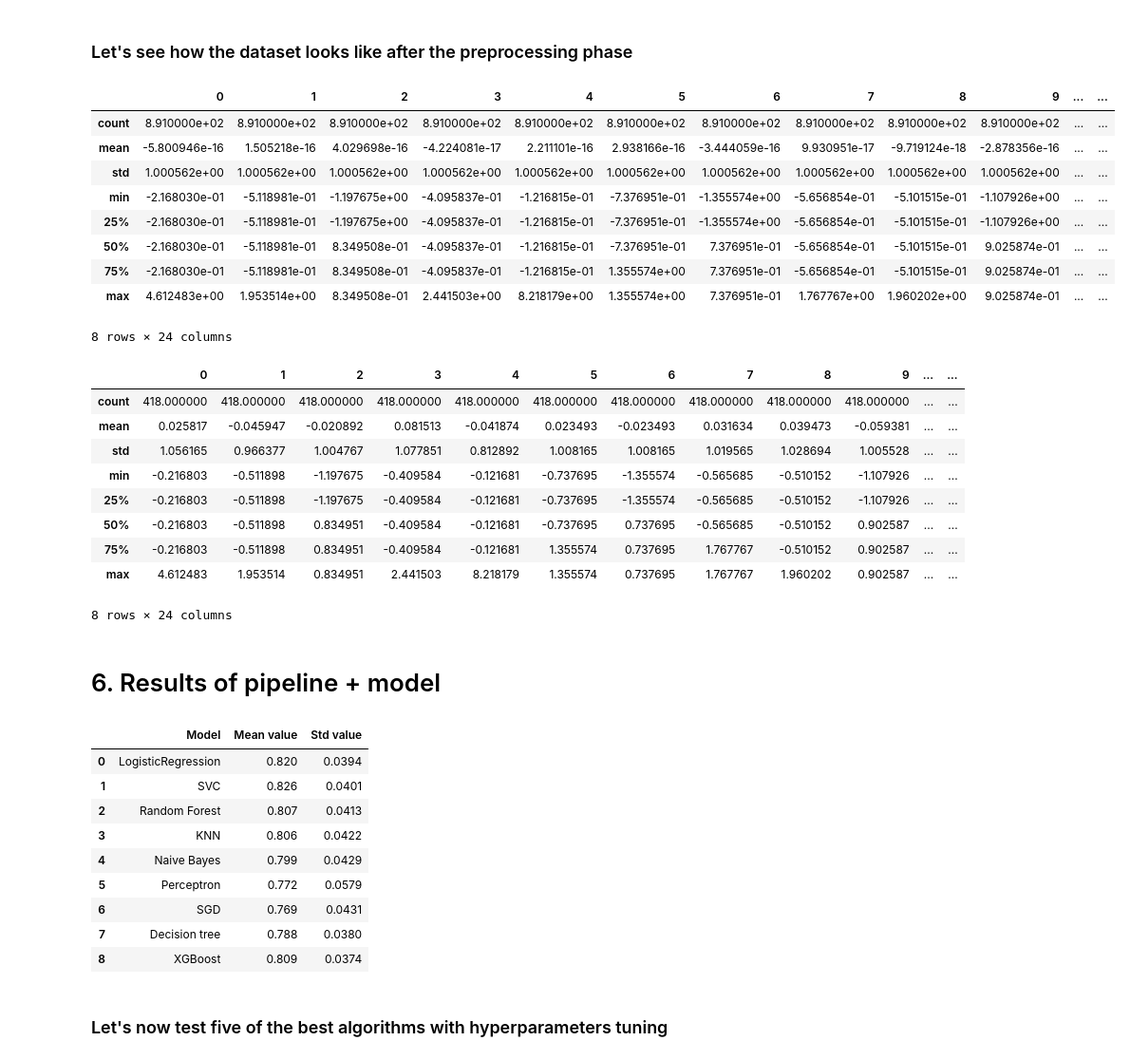
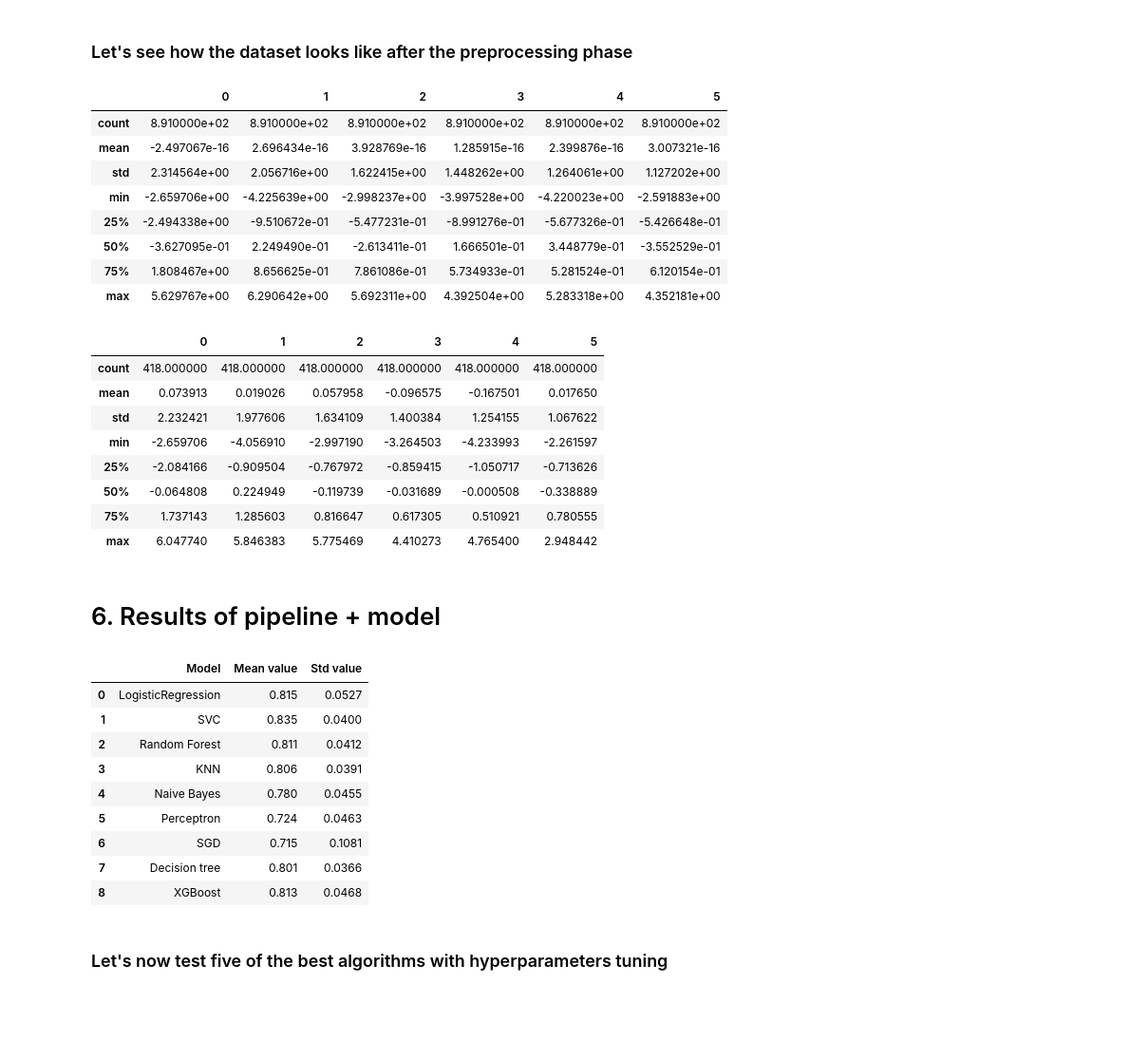
Before and after one commit to max-lutz/Kaggle_competitions, a Jupyter notebook: titanic-full-eda-ml-workflow.ipynb, the cells around one changed output. Shown at 95% size. Drawn from its saved outputs; the diff is of its cells as text; code cells hidden in the pictures; blank space fills up the shorter version.

```diff
--- a/titanic-full-eda-ml-workflow.ipynb
+++ b/titanic-full-eda-ml-workflow.ipynb
@@ -663,7 +663,8 @@ def extract_civ(df):
     df.loc[(df['Age'] > 22) & (df['Sex'] == 'female') & (df['Title'] == 'Mrs') & (df['Parch'] >= 1), 'Mother'] = 1
     return df
 # %%
-dataset_train = pd.read_csv("/kaggle/input/titanic/train.csv").drop(columns=['Survived'])
+#dataset_train = pd.read_csv("/kaggle/input/titanic/train.csv").drop(columns=['Survived'])
+dataset_train = pd.read_csv("/kaggle/input/titanic/train.csv")
 dataset_test = pd.read_csv("/kaggle/input/titanic/test.csv")
 
 combine = [dataset_train, dataset_test]
@@ -704,7 +711,9 @@ memory usage: 81.8+ KB
 # %%
+dataset_train = dataset_train.drop(columns=['Survived'])
+
 #Preprocessing pipeline
-drop_cols = ['PassengerId', 'Name', 'Ticket', 'Fare', 'Embarked', 'Nb_identical_tickets', 'Cabin', 'Ident_tickets_234', 'Pclass']
-num_cols = ['Age', 'Child', 'Mother', 'Fare_per_person', 'Deck_BDE', 'Deck_CF', 'Deck_AG', 'SibSp', 'Parch', 'Family_size']
+drop_cols = ['PassengerId', 'Name', 'Ticket', 'Fare', 'Embarked', 'Nb_identical_tickets', 'Cabin', 'Pclass', 'Family_size']
+num_cols = ['Age', 'Child', 'Mother', 'Fare_per_person', 'Deck_BDE', 'Deck_CF', 'Deck_AG', 'SibSp', 'Parch', 'Ident_tickets_234']
 preprocessing = make_column_transformer(
     (OneHotEncoder(handle_unknown='ignore', sparse=False) , ['Title']),
     (OneHotEncoder(handle_unknown='ignore', sparse=False) , ['Sex']),
@@ -727,37 +736,35 @@ folds = StratifiedKFold(n_splits=10, shuffle=True, random_state=0)
 # %%
 pipeline = Pipeline([
     ('preprocessing' , preprocessing),
     #('scaler' ,        MinMaxScaler()),
     ('scaler' ,        StandardScaler()),
-    #('pca'    ,        PCA(n_components=10))
+    ('pca'    ,        PCA(n_components=6))
 ])
 pipeline.fit(X)
 pd.DataFrame(pipeline.transform(X)).describe()
 # %% [output]
-|  | 0 | 1 | 2 | 3 | 4 | 5 | 6 | 7 | 8 | 9 | ... | ... |
-| count | 8.910000e+02 | 8.910000e+02 | 8.910000e+02 | 8.910000e+02 | 8.910000e+02 | 8.910000e+02 | 8.910000e+02 | 8.910000e+02 | 8.910000e+02 | 8.910000e+02 | ... | ... |
-| mean | -5.800946e-16 | 1.505218e-16 | 4.029698e-16 | -4.224081e-17 | 2.211101e-16 | 2.938166e-16 | -3.444059e-16 | 9.930951e-17 | -9.719124e-18 | -2.878356e-16 | ... | ... |
-| std | 1.000562e+00 | 1.000562e+00 | 1.000562e+00 | 1.000562e+00 | 1.000562e+00 | 1.000562e+00 | 1.000562e+00 | 1.000562e+00 | 1.000562e+00 | 1.000562e+00 | ... | ... |
-| min | -2.168030e-01 | -5.118981e-01 | -1.197675e+00 | -4.095837e-01 | -1.216815e-01 | -7.376951e-01 | -1.355574e+00 | -5.656854e-01 | -5.101515e-01 | -1.107926e+00 | ... | ... |
-| 25% | -2.168030e-01 | -5.118981e-01 | -1.197675e+00 | -4.095837e-01 | -1.216815e-01 | -7.376951e-01 | -1.355574e+00 | -5.656854e-01 | -5.101515e-01 | -1.107926e+00 | ... | ... |
-| 50% | -2.168030e-01 | -5.118981e-01 | 8.349508e-01 | -4.095837e-01 | -1.216815e-01 | -7.376951e-01 | 7.376951e-01 | -5.656854e-01 | -5.101515e-01 | 9.025874e-01 | ... | ... |
-| 75% | -2.168030e-01 | -5.118981e-01 | 8.349508e-01 | -4.095837e-01 | -1.216815e-01 | 1.355574e+00 | 7.376951e-01 | -5.656854e-01 | -5.101515e-01 | 9.025874e-01 | ... | ... |
-| max | 4.612483e+00 | 1.953514e+00 | 8.349508e-01 | 2.441503e+00 | 8.218179e+00 | 1.355574e+00 | 7.376951e-01 | 1.767767e+00 | 1.960202e+00 | 9.025874e-01 | ... | ... |
+|  | 0 | 1 | 2 | 3 | 4 | 5 |
+| count | 8.910000e+02 | 8.910000e+02 | 8.910000e+02 | 8.910000e+02 | 8.910000e+02 | 8.910000e+02 |
+| mean | -2.497067e-16 | 2.696434e-16 | 3.928769e-16 | 1.285915e-16 | 2.399876e-16 | 3.007321e-16 |
+| std | 2.314564e+00 | 2.056716e+00 | 1.622415e+00 | 1.448262e+00 | 1.264061e+00 | 1.127202e+00 |
+| min | -2.659706e+00 | -4.225639e+00 | -2.998237e+00 | -3.997528e+00 | -4.220023e+00 | -2.591883e+00 |
+| 25% | -2.494338e+00 | -9.510672e-01 | -5.477231e-01 | -8.991276e-01 | -5.677326e-01 | -5.426648e-01 |
+| 50% | -3.627095e-01 | 2.249490e-01 | -2.613411e-01 | 1.666501e-01 | 3.448779e-01 | -3.552529e-01 |
+| 75% | 1.808467e+00 | 8.656625e-01 | 7.861086e-01 | 5.734933e-01 | 5.281524e-01 | 6.120154e-01 |
+| max | 5.629767e+00 | 6.290642e+00 | 5.692311e+00 | 4.392504e+00 | 5.283318e+00 | 4.352181e+00 |
-8 rows × 24 columns
 # %%
 X_pred_preprocessed = pd.DataFrame(pipeline.transform(X_pred))
 X_pred_preprocessed.describe()
 # %% [output]
-|  | 0 | 1 | 2 | 3 | 4 | 5 | 6 | 7 | 8 | 9 | ... | ... |
-| count | 418.000000 | 418.000000 | 418.000000 | 418.000000 | 418.000000 | 418.000000 | 418.000000 | 418.000000 | 418.000000 | 418.000000 | ... | ... |
-| mean | 0.025817 | -0.045947 | -0.020892 | 0.081513 | -0.041874 | 0.023493 | -0.023493 | 0.031634 | 0.039473 | -0.059381 | ... | ... |
-| std | 1.056165 | 0.966377 | 1.004767 | 1.077851 | 0.812892 | 1.008165 | 1.008165 | 1.019565 | 1.028694 | 1.005528 | ... | ... |
-| min | -0.216803 | -0.511898 | -1.197675 | -0.409584 | -0.121681 | -0.737695 | -1.355574 | -0.565685 | -0.510152 | -1.107926 | ... | ... |
-| 25% | -0.216803 | -0.511898 | -1.197675 | -0.409584 | -0.121681 | -0.737695 | -1.355574 | -0.565685 | -0.510152 | -1.107926 | ... | ... |
-| 50% | -0.216803 | -0.511898 | 0.834951 | -0.409584 | -0.121681 | -0.737695 | 0.737695 | -0.565685 | -0.510152 | 0.902587 | ... | ... |
-| 75% | -0.216803 | -0.511898 | 0.834951 | -0.409584 | -0.121681 | 1.355574 | 0.737695 | 1.767767 | -0.510152 | 0.902587 | ... | ... |
-| max | 4.612483 | 1.953514 | 0.834951 | 2.441503 | 8.218179 | 1.355574 | 0.737695 | 1.767767 | 1.960202 | 0.902587 | ... | ... |
+|  | 0 | 1 | 2 | 3 | 4 | 5 |
+| count | 418.000000 | 418.000000 | 418.000000 | 418.000000 | 418.000000 | 418.000000 |
+| mean | 0.073913 | 0.019026 | 0.057958 | -0.096575 | -0.167501 | 0.017650 |
+| std | 2.232421 | 1.977606 | 1.634109 | 1.400384 | 1.254155 | 1.067622 |
+| min | -2.659706 | -4.056910 | -2.997190 | -3.264503 | -4.233993 | -2.261597 |
+| 25% | -2.084166 | -0.909504 | -0.767972 | -0.859415 | -1.050717 | -0.713626 |
+| 50% | -0.064808 | 0.224949 | -0.119739 | -0.031689 | -0.000508 | -0.338889 |
+| 75% | 1.737143 | 1.285603 | 0.816647 | 0.617305 | 0.510921 | 0.780555 |
+| max | 6.047740 | 5.846383 | 5.775469 | 4.410273 | 4.765400 | 2.948442 |
-8 rows × 24 columns
 # %% [markdown]
 # 6. Results of pipeline + model
 # %%
@@ -778,7 +785,7 @@ for model_name, model in models_list.items():
         ('preprocessing' , preprocessing),
         #('scaler' ,        MinMaxScaler()),
         ('scaler' ,        StandardScaler()),
-        #('pca'    ,        PCA(n_components=10)),
+        ('pca'    ,        PCA(n_components=6)),
         ('model' ,           model)
     ])
 
@@ -789,15 +796,15 @@ df_model_perf = pd.DataFrame(model_perf_matrix, columns=['Model', 'Mean value',
 df_model_perf
 # %% [output]
 |  | Model | Mean value | Std value |
-| 0 | LogisticRegression | 0.820 | 0.0394 |
-| 1 | SVC | 0.826 | 0.0401 |
-| 2 | Random Forest | 0.807 | 0.0413 |
-| 3 | KNN | 0.806 | 0.0422 |
-| 4 | Naive Bayes | 0.799 | 0.0429 |
-| 5 | Perceptron | 0.772 | 0.0579 |
-| 6 | SGD | 0.769 | 0.0431 |
-| 7 | Decision tree | 0.788 | 0.0380 |
-| 8 | XGBoost | 0.809 | 0.0374 |
+| 0 | LogisticRegression | 0.815 | 0.0527 |
+| 1 | SVC | 0.835 | 0.0400 |
+| 2 | Random Forest | 0.811 | 0.0412 |
+| 3 | KNN | 0.806 | 0.0391 |
+| 4 | Naive Bayes | 0.780 | 0.0455 |
+| 5 | Perceptron | 0.724 | 0.0463 |
+| 6 | SGD | 0.715 | 0.1081 |
+| 7 | Decision tree | 0.801 | 0.0366 |
+| 8 | XGBoost | 0.813 | 0.0468 |
 # %% [markdown]
 ### Let's now test five of the best algorithms with hyperparameters tuning
 # %%
```
Also changed, not shown: parts of 9 cells of this notebook.
